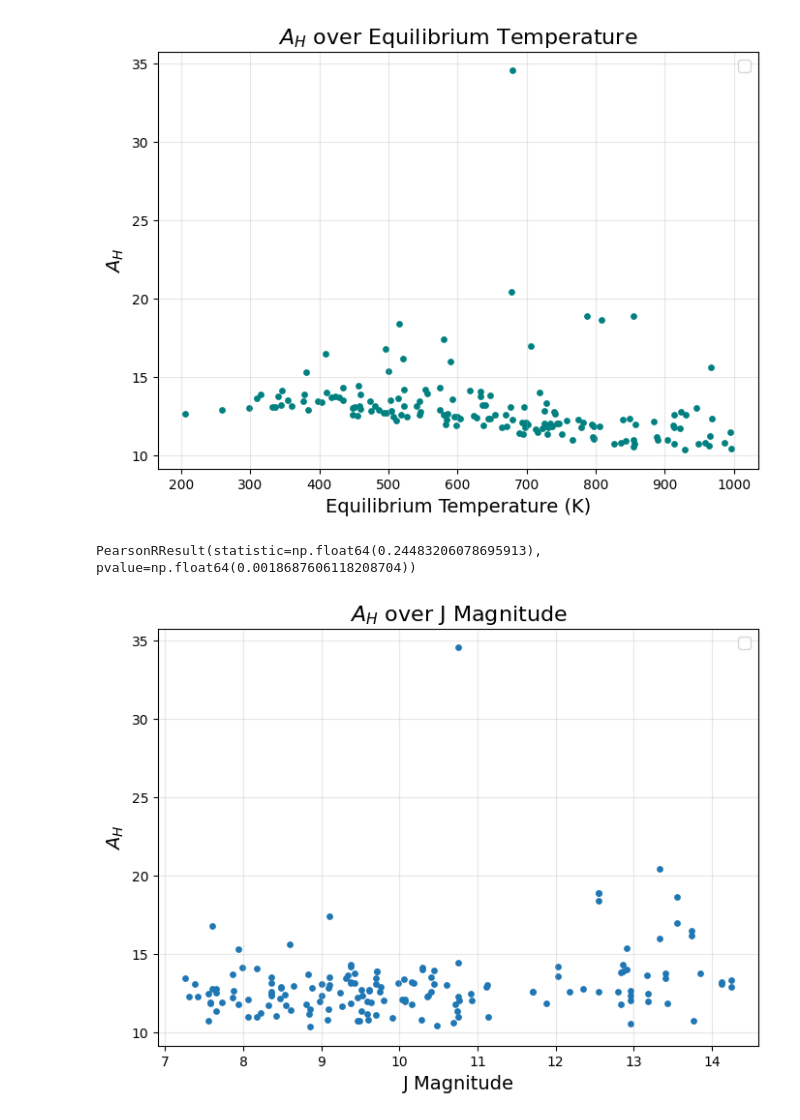
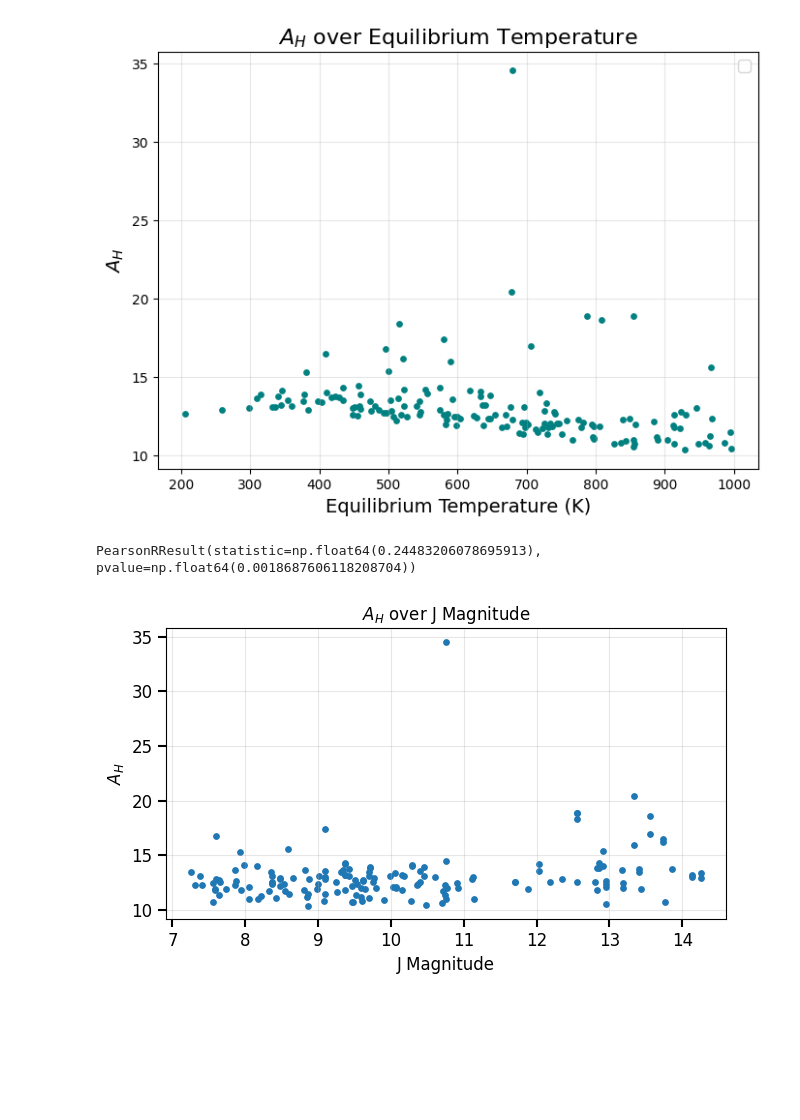
Before and after one commit to JackDavidMaher/Group-Studies---Exoplanets, a Jupyter notebook: Code/Miles_comparison_code.ipynb, the cells around one changed output. Drawn from its saved outputs; the diff is of its cells as text; code cells hidden in the pictures; blank space fills up the shorter version.

Commit message:
small graph changes

```diff
--- a/Code/Miles_comparison_code.ipynb
+++ b/Code/Miles_comparison_code.ipynb
@@ -326,24 +326,40 @@ PearsonRResult(statistic=np.float64(-0.2527794593144339), pvalue=np.float64(0.00
 # %%
 Actual_values = pd.read_csv(r'C:\Users\Miles\Documents\group studies\Group-Studies---Exoplanets\Code\159_planets_all_columns_with_final_co2_A_H.csv')
 Actual_A_H = Actual_values['A_H']
 J_mag = Actual_values['sy_jmag']
 R = stats.pearsonr(J_mag, Actual_A_H)
 print(R)
 
 
 x_line = np.linspace(J_mag.min(),J_mag.max(), 300)
 
-plt.figure(figsize=(8, 5.6))
+fig, ax = plt.subplots(figsize=(6.5, 4)) #big
 plt.scatter(J_mag, Actual_A_H, s= 15)
 
 #plt.ylim(12, 20)
-plt.title('$A_H$ over J Magnitude', fontsize=16)
-plt.xlabel('J Magnitude', fontsize=14)
-plt.ylabel('$A_H$', fontsize=14)
-plt.legend(fontsize=12)
-plt.grid(True, which='major', alpha=0.3, linestyle='-', linewidth=0.8)
-plt.grid(True, which='minor', alpha=0.15, linestyle=':', linewidth=0.5)
+ax.set_title('$A_H$ over J Magnitude',fontsize=12)
+ax.set_xlabel('J Magnitude', fontsize=12)
+ax.set_ylabel('$A_H$', fontsize=12 )
+
+
+ax.grid(True, which='major', alpha=0.3, linestyle='-', linewidth=0.8)
+ax.grid(True, which='minor', alpha=0.15, linestyle=':', linewidth=0.5)
+
+ax.tick_params(axis='both', which='major', labelsize=12, width=1.5, length=6)
+ax.tick_params(axis='both', which='minor', width=1, length=3)
+
+
+fig.tight_layout()
+plt.rcParams.update({
+    'font.size': 10,
+    'axes.labelsize': 11,
+    'axes.titlesize': 12,
+    'xtick.labelsize': 9,
+    'ytick.labelsize': 9,
+    'legend.fontsize': 9,
+})
+plt.savefig(r"C:\Users\Miles\Documents\group studies\report picutres\jmag_vS_Ah.pdf", dpi=300, bbox_inches="tight")
 plt.show()
 # %% [output]
 PearsonRResult(statistic=np.float64(0.24483206078695913), pvalue=np.float64(0.0018687606118208704))
-[figure, old version]
+[figure, new version]
```
